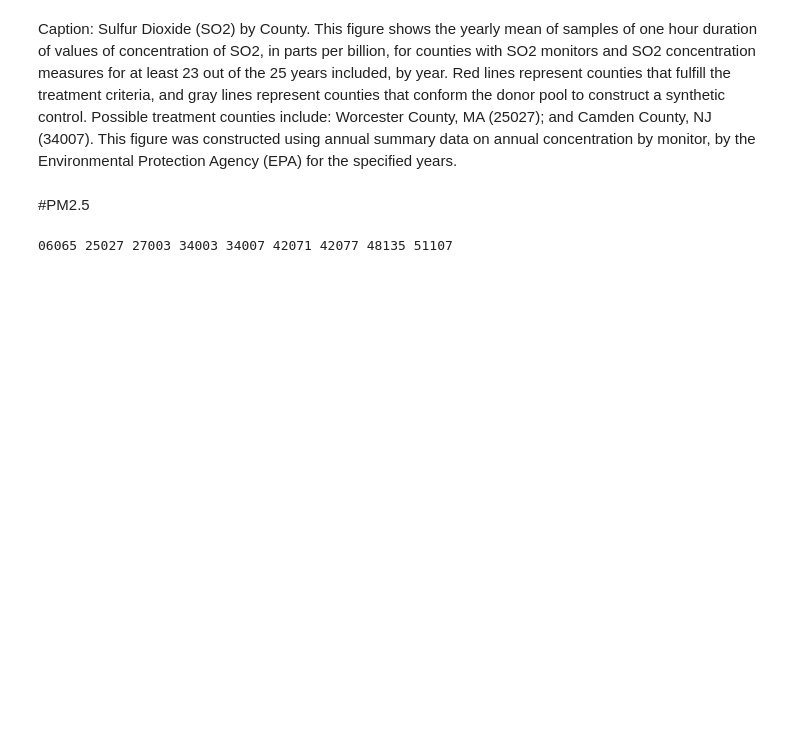
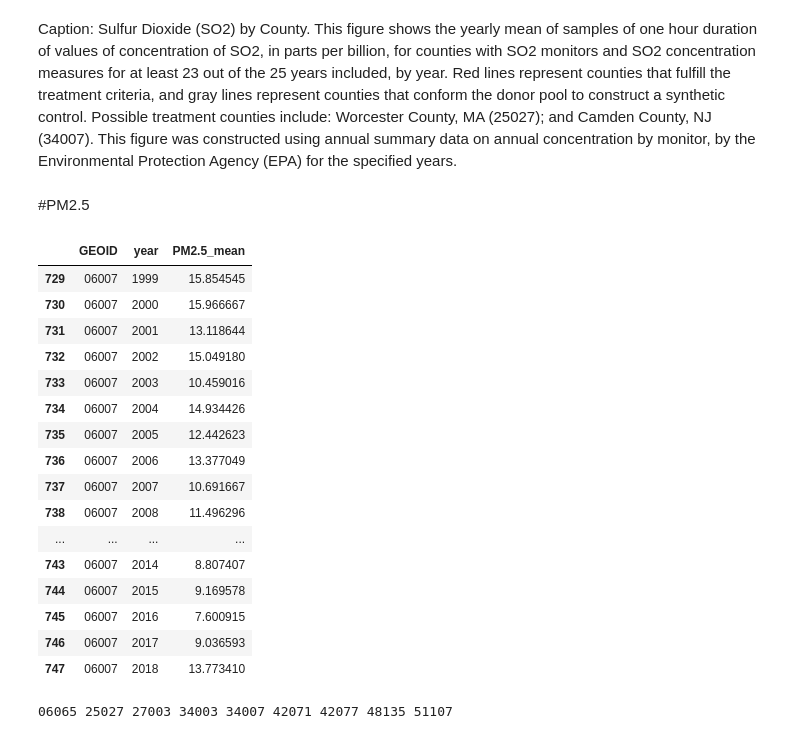
Before and after one commit to ReidelVichot/LC_identification, a Jupyter notebook: annual_Air_043026.ipynb, the cells around one changed output. Saved outputs shown, nothing was run; the diff lists cells and outputs as text; code cells hidden in the pictures; blank space fills up the shorter version.

```diff
--- a/annual_Air_043026.ipynb
+++ b/annual_Air_043026.ipynb
@@ -419,4 +444,4 @@ PM25 = PM25[PM25["Pollutant Standard"] == "PM25 24-hour 1997"]
 PM25 = PM25[PM25["Units of Measure"] == "Micrograms/cubic meter (LC)"]
 PM25 = PM25.groupby(["GEOID", "Year"]).mean(numeric_only=True).reset_index()
 PM25 = PM25[cols]
-PM25.columns = ["GEOID", "Year", "PM25"]
+PM25.columns = ["GEOID", "year", "PM2.5_mean"]
@@ -423,3 +450,23 @@ PM25.columns = ["GEOID", "Year", "PM25"]
+# %%
+PM25[PM25["GEOID"] == '06007']
+# %% [output]
+|  | GEOID | year | PM2.5_mean |
+| 729 | 06007 | 1999 | 15.854545 |
+| 730 | 06007 | 2000 | 15.966667 |
+| 731 | 06007 | 2001 | 13.118644 |
+| 732 | 06007 | 2002 | 15.049180 |
+| 733 | 06007 | 2003 | 10.459016 |
+| 734 | 06007 | 2004 | 14.934426 |
+| 735 | 06007 | 2005 | 12.442623 |
+| 736 | 06007 | 2006 | 13.377049 |
+| 737 | 06007 | 2007 | 10.691667 |
+| 738 | 06007 | 2008 | 11.496296 |
+| ... | ... | ... | ... |
+| 743 | 06007 | 2014 | 8.807407 |
+| 744 | 06007 | 2015 | 9.169578 |
+| 745 | 06007 | 2016 | 7.600915 |
+| 746 | 06007 | 2017 | 9.036593 |
+| 747 | 06007 | 2018 | 13.773410 |
 # %%
 fig, ax = plt.subplots(figsize=(10,5))
 
```
Also changed, not shown: parts of 4 cells of this notebook.
